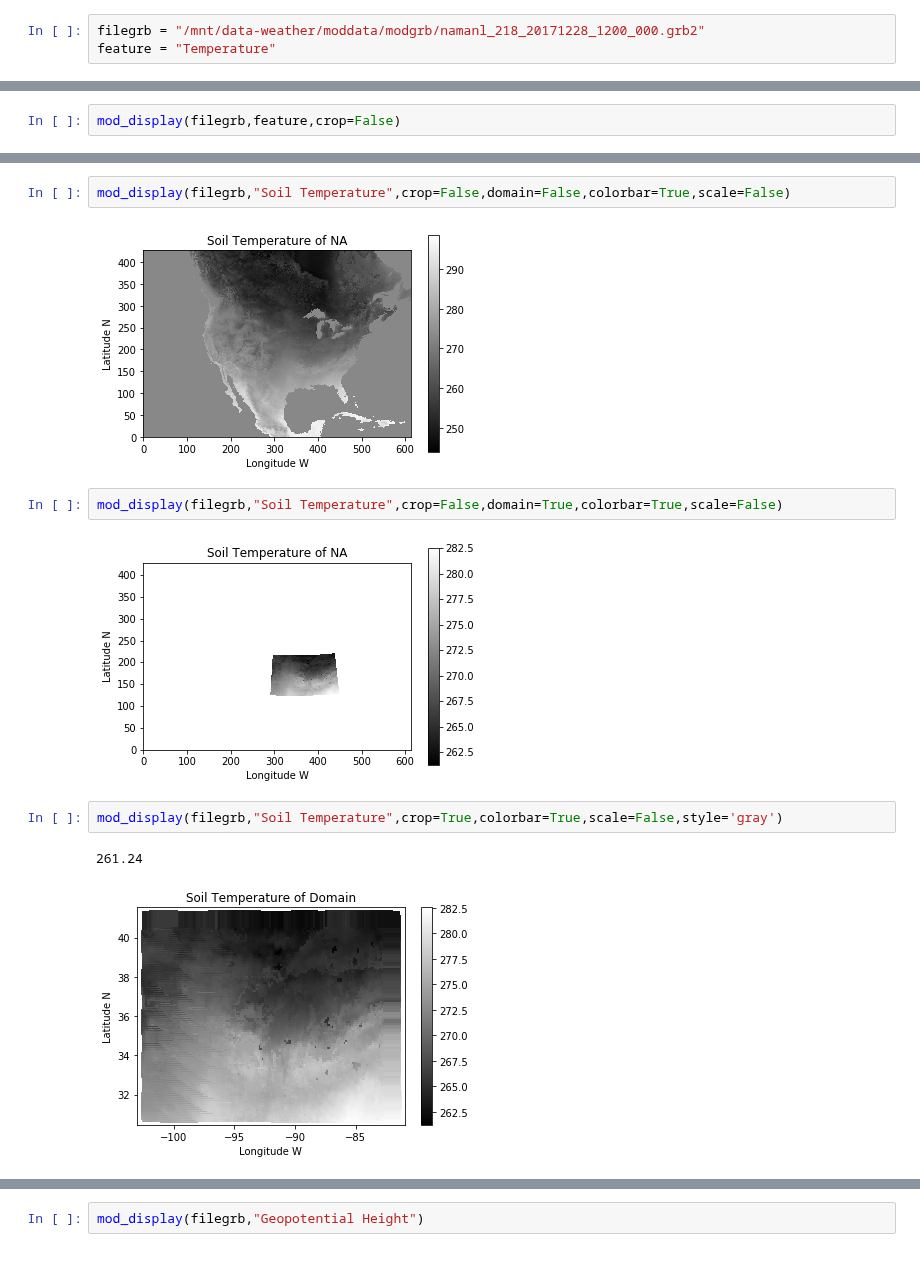
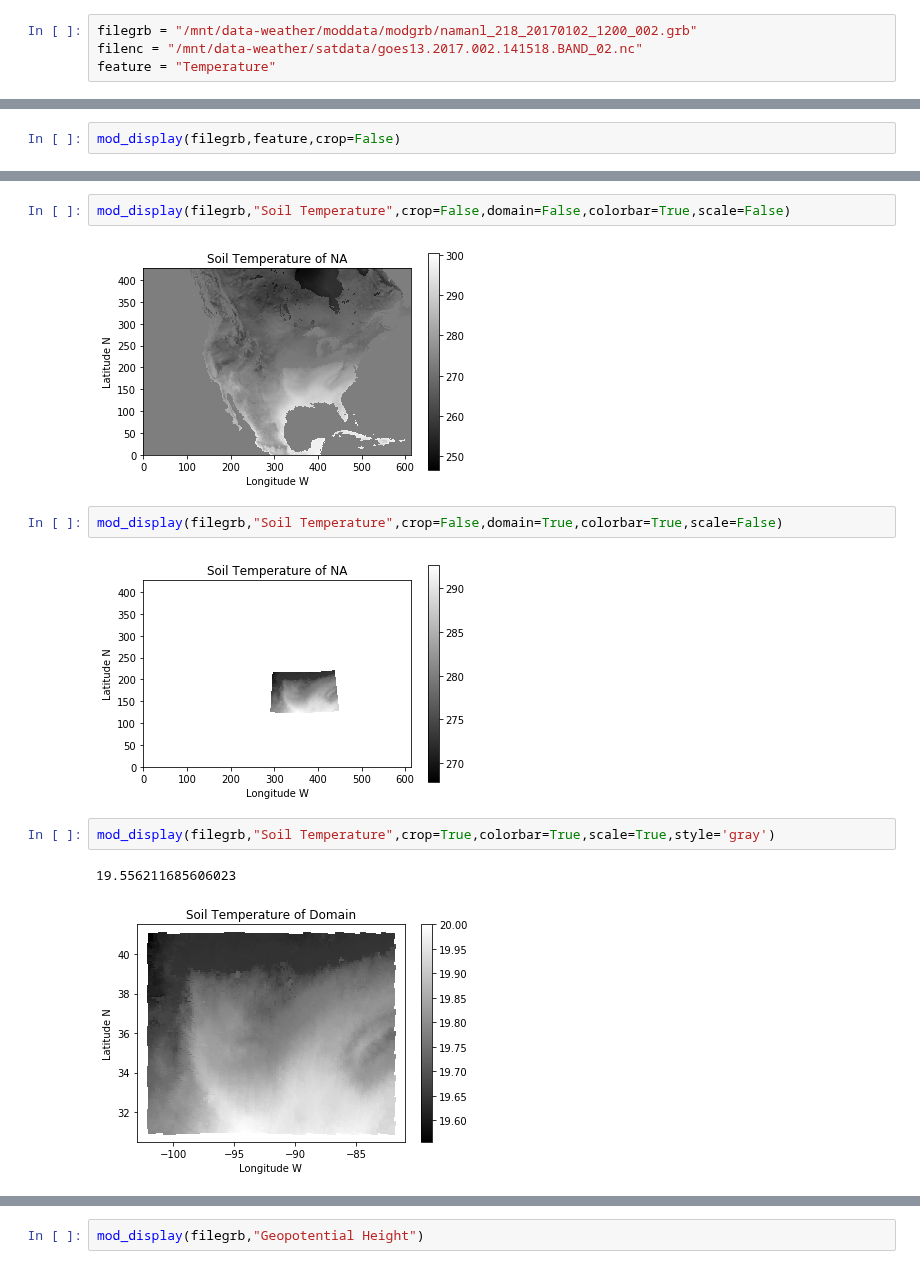
Before and after one commit to yuanzhou15/capstone-weather, a Jupyter notebook: rex/model-display.ipynb, the cells around one changed output, grey strips where cells are left out. Saved outputs shown, nothing was run; the diff lists cells and outputs as text.

```diff
--- a/rex/model-display.ipynb
+++ b/rex/model-display.ipynb
@@ -53,5 +121,6 @@ def mod_display(filegrb,feature,style="gray",index=0,crop=True,scale=True,domain
         if colorbar==True:
             plt.colorbar()
 # %%
-filegrb = "/mnt/data-weather/moddata/modgrb/namanl_218_20171228_1200_000.grb2"
+filegrb = "/mnt/data-weather/moddata/modgrb/namanl_218_20170102_1200_002.grb"
+filenc = "/mnt/data-weather/satdata/goes13.2017.002.141518.BAND_02.nc"
 feature = "Temperature"
@@ -104,14 +184,14 @@ grbs.close()
 # %%
 mod_display(filegrb,"Soil Temperature",crop=False,domain=False,colorbar=True,scale=False)
 # %% [output]
-[figure, old version]
+[figure, new version]
 # %%
 mod_display(filegrb,"Soil Temperature",crop=False,domain=True,colorbar=True,scale=False)
 # %% [output]
-[figure, old version]
+[figure, new version]
 # %%
-mod_display(filegrb,"Soil Temperature",crop=True,colorbar=True,scale=False,style='gray')
+mod_display(filegrb,"Soil Temperature",crop=True,colorbar=True,scale=True,style='gray')
 # %% [output]
-261.24
+19.556211685606023
-[figure, old version]
+[figure, new version]
 # %%
```
Also changed, not shown: parts of 8 cells of this notebook.
